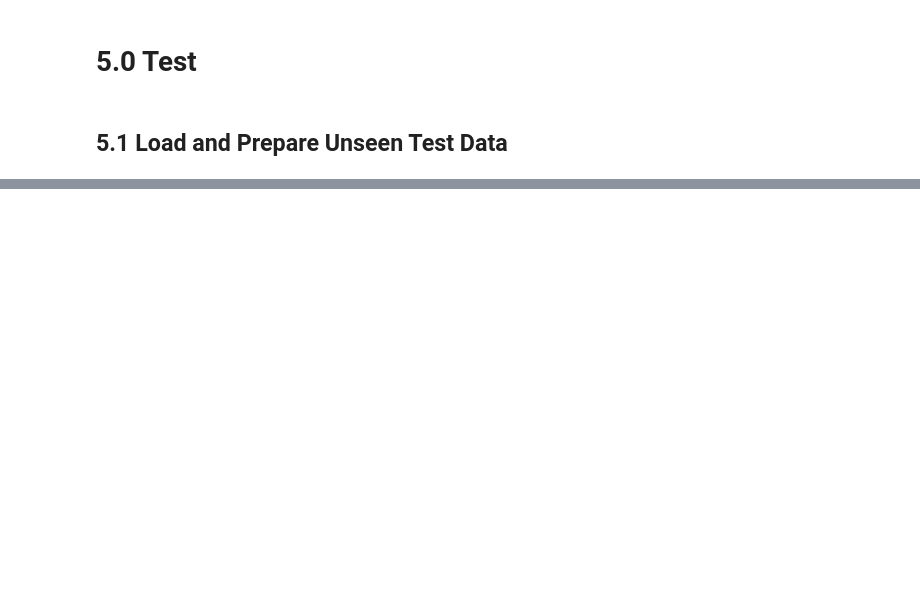
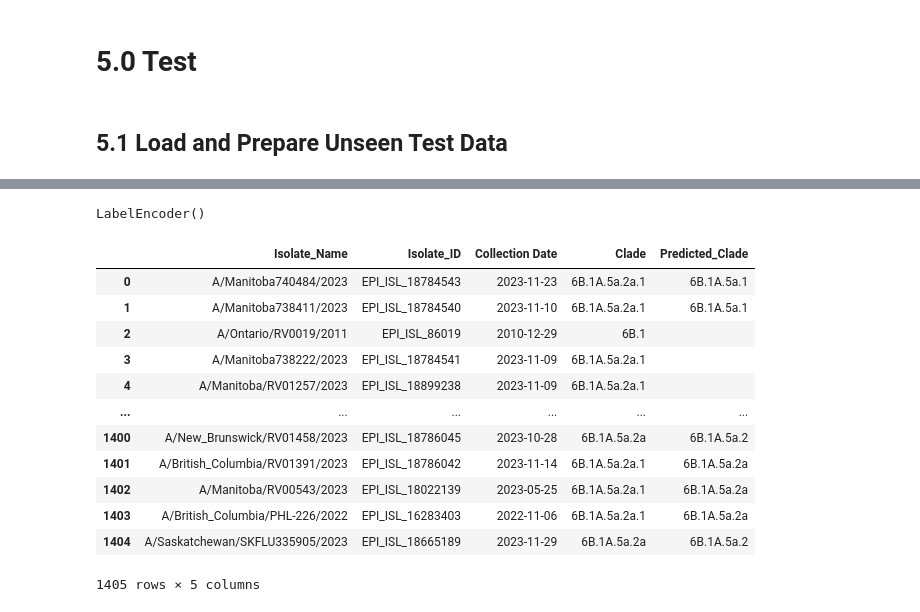
Before and after one commit to ajvilleg/learn-flu, a Jupyter notebook: learn-flu.ipynb, the cells around one changed output, grey strips where cells are left out. Saved outputs shown, nothing was run; the diff lists cells and outputs as text; code cells hidden in the pictures; blank space fills up the shorter version.

```diff
--- a/learn-flu.ipynb
+++ b/learn-flu.ipynb
@@ -552,0 +848,3 @@ Total training and validation runtime: 45.28 seconds
+# %%
+# Create an empty dictionary to store kmers for each sequence in the new dataset (identified by row index)
+new_kmer_dict = {}
@@ -552,0 +885,55 @@ Total training and validation runtime: 45.28 seconds
+# %%
+X_new = []
+
+# Assuming ha_features and na_features contain lists
+new_ha_features = [np.array(l) for l in new_ha_features]  # Convert lists to arrays
+new_na_features = [np.array(l) for l in new_na_features]  # Convert lists to arrays
+
+# The arrays in ha_features and na_features have different shapes, we need to ensure that the arrays in new_ha_features and new_na_features have the same shape before concatenating them.
+# %%
+# Pad shorter arrays in new_ha_features and new_na_features with zeros
+# Find the maximum number of features across all arrays
+# new_max_feature_count = max(arr.shape[0] for arr in new_ha_features + new_na_features)
+
+# Pad shorter arrays in new_ha_features and new_na_features with zeros
+for i in range(len(new_ha_features)):
+    new_ha_features[i] = np.pad(new_ha_features[i], (0, max_feature_count - len(new_ha_features[i])), mode='constant')
+
+for i in range(len(new_na_features)):
+    new_na_features[i] = np.pad(new_na_features[i], (0, max_feature_count - len(new_na_features[i])), mode='constant')
+
+X_new = np.concatenate((new_ha_features, new_na_features), axis=1)
+# %%
+# Label encoding for the new data (new_df)
+le_new = LabelEncoder()
+
+# Re-fit the encoder with unique values from the new data ONLY
+le_new.fit(new_df['Clade'])
+# %% [output]
+LabelEncoder()
+# %%
+# Predict using the trained model
+y_pred_new = model.predict(X_new)
+
+# Decode predictions to get the original Clade labels
+predicted_clades = le_new.inverse_transform(y_pred_new)
+
+# Add predicted clades back to new_df
+new_df['Predicted_Clade'] = predicted_clades
+
+# Display the data with predictions and true clades
+display(new_df[['Isolate_Name', 'Isolate_ID', 'Collection Date', 'Clade', 'Predicted_Clade']])  # Display true and predicted clades
+# %% [output]
+|  | Isolate_Name | Isolate_ID | Collection Date | Clade | Predicted_Clade |
+| 0 | A/Manitoba740484/2023 | EPI_ISL_18784543 | 2023-11-23 | 6B.1A.5a.2a.1 | 6B.1A.5a.1 |
+| 1 | A/Manitoba738411/2023 | EPI_ISL_18784540 | 2023-11-10 | 6B.1A.5a.2a.1 | 6B.1A.5a.1 |
+| 2 | A/Ontario/RV0019/2011 | EPI_ISL_86019 | 2010-12-29 | 6B.1 |  |
+| 3 | A/Manitoba738222/2023 | EPI_ISL_18784541 | 2023-11-09 | 6B.1A.5a.2a.1 |  |
+| 4 | A/Manitoba/RV01257/2023 | EPI_ISL_18899238 | 2023-11-09 | 6B.1A.5a.2a.1 |  |
+| ... | ... | ... | ... | ... | ... |
+| 1400 | A/New_Brunswick/RV01458/2023 | EPI_ISL_18786045 | 2023-10-28 | 6B.1A.5a.2a | 6B.1A.5a.2 |
+| 1401 | A/British_Columbia/RV01391/2023 | EPI_ISL_18786042 | 2023-11-14 | 6B.1A.5a.2a.1 | 6B.1A.5a.2a |
+| 1402 | A/Manitoba/RV00543/2023 | EPI_ISL_18022139 | 2023-05-25 | 6B.1A.5a.2a.1 | 6B.1A.5a.2a |
+| 1403 | A/British_Columbia/PHL-226/2022 | EPI_ISL_16283403 | 2022-11-06 | 6B.1A.5a.2a.1 | 6B.1A.5a.2a |
+| 1404 | A/Saskatchewan/SKFLU335905/2023 | EPI_ISL_18665189 | 2023-11-29 | 6B.1A.5a.2a | 6B.1A.5a.2 |
+1405 rows × 5 columns
```
Also changed, not shown: parts of 40 cells of this notebook.
